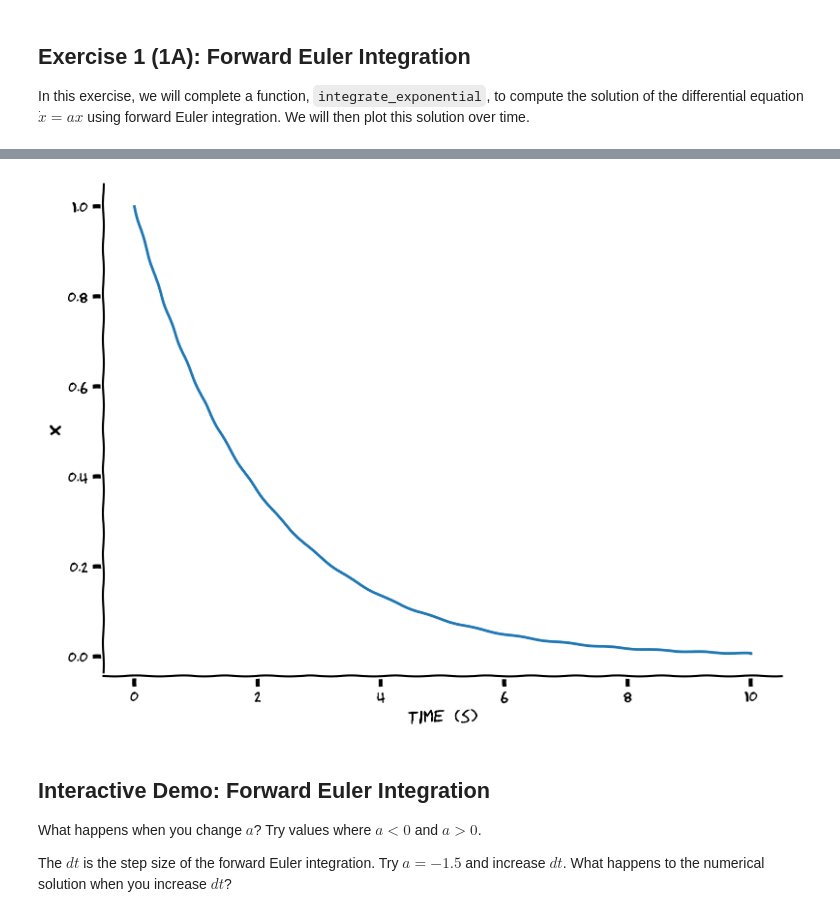
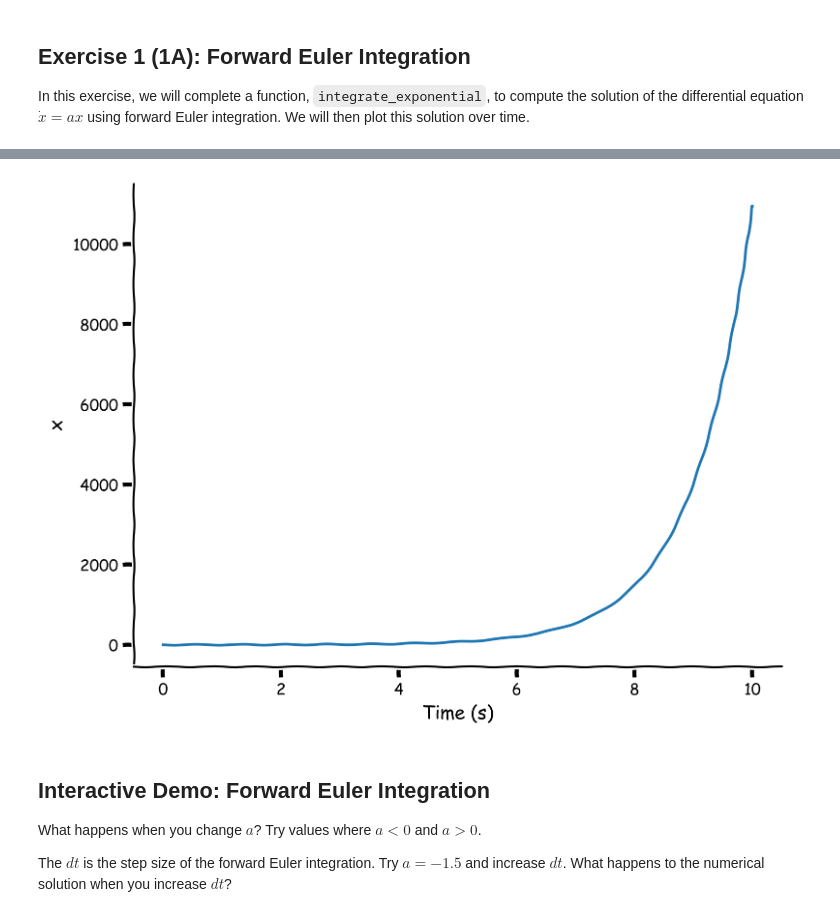
Before and after one commit to EugOT/compneuro, a Jupyter notebook: notebooks/2024-11-12_Linear-dynamic-system.ipynb, the cells around one changed output, grey strips where cells are left out. Saved outputs shown, nothing was run; the diff lists cells and outputs as text; code cells hidden in the pictures.

```diff
--- a/notebooks/2024-11-12_Linear-dynamic-system.ipynb
+++ b/notebooks/2024-11-12_Linear-dynamic-system.ipynb
@@ -246,14 +246,14 @@ def integrate_exponential(a, x0, dt, T):
 
     ###################################################################
     ## Fill out the following then remove
-    raise NotImplementedError("Student exercise: need to implement simulation")
+    ## raise NotImplementedError("Student exercise: need to implement simulation")
     ###################################################################
 
     # for each point in time, compute xdot from x[k-1]
-    xdot = ...
+    xdot = a + x[k-1]
 
     # Update x based on x[k-1] and xdot
-    x[k] = ...
+    x[k] = x[k-1] + xdot * dt
 
   return x, t
 
@@ -292,4 +292,4 @@ WARNING:matplotlib.font_manager:findfont: Font family 'Comic Sans MS' not found.
-[figure, old version]
+[figure, new version]
 # %% [markdown]
 ## Interactive Demo: Forward Euler Integration
 
```
Also changed, not shown: parts of 7 cells of this notebook.
